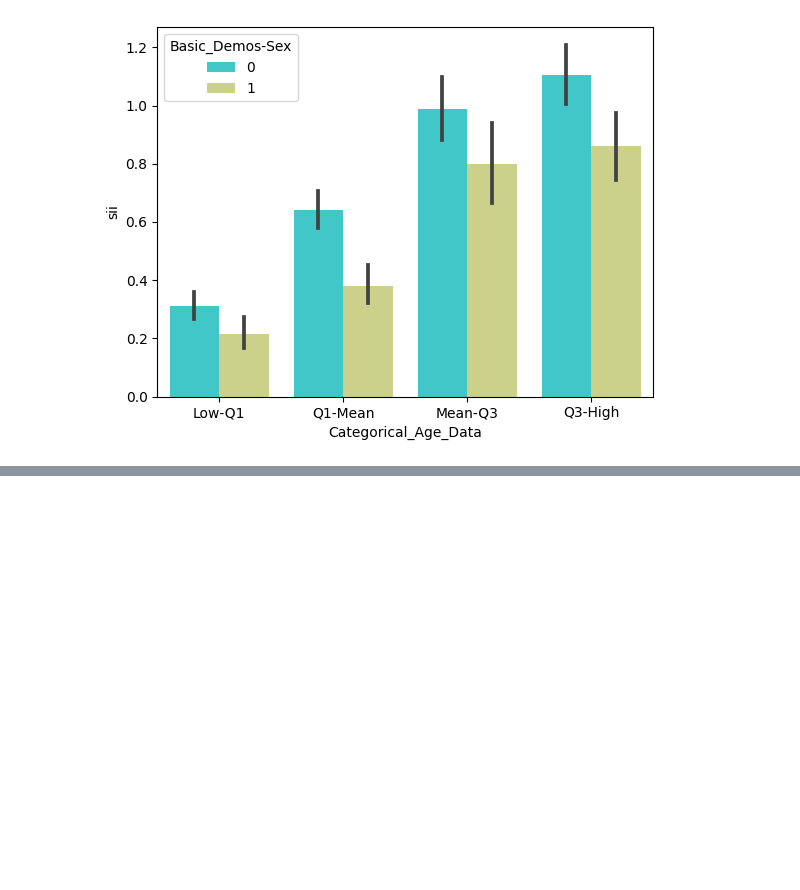
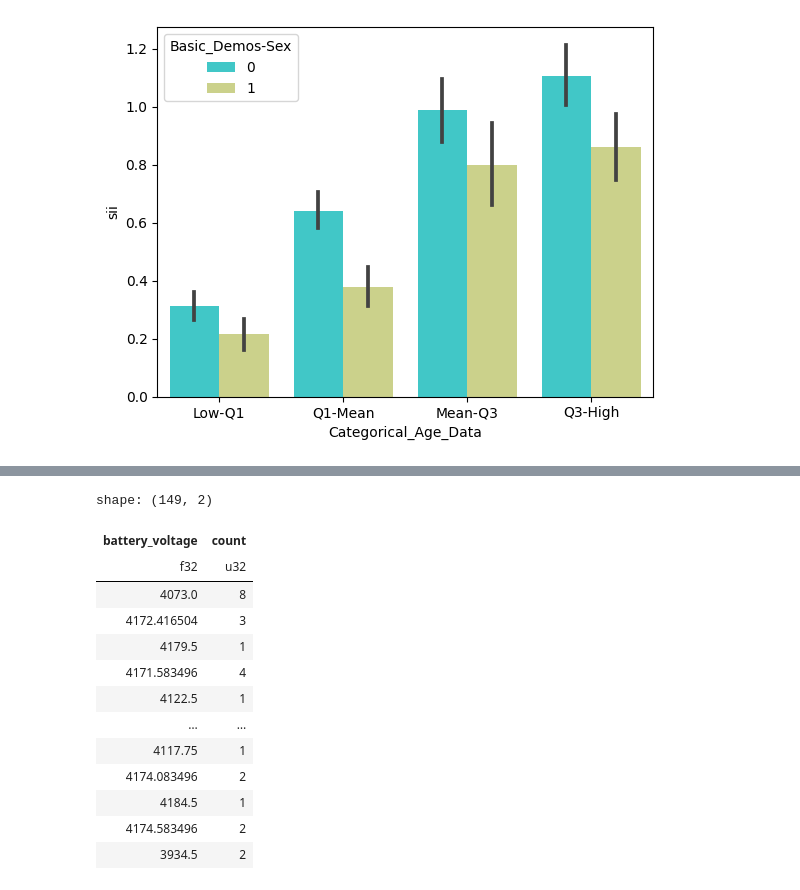
Before and after one commit to TarinPairor/kaggle-projects, a Jupyter notebook: Child_Mind_Institute.ipynb, the cells around one changed output, grey strips where cells are left out. Cells and saved outputs as stored; diff of their text form; code cells hidden in the pictures; blank space fills up the shorter version.

```diff
--- a/Child_Mind_Institute.ipynb
+++ b/Child_Mind_Institute.ipynb
@@ -269,0 +269,17 @@ Name: count, dtype: int64
+# %%
+parquet_example['battery_voltage'].value_counts()
+# %% [output]
+shape: (149, 2)
+| battery_voltage | count |
+| f32 | u32 |
+| 4073.0 | 8 |
+| 4172.416504 | 3 |
+| 4179.5 | 1 |
+| 4171.583496 | 4 |
+| 4122.5 | 1 |
+| … | … |
+| 4117.75 | 1 |
+| 4174.083496 | 2 |
+| 4184.5 | 1 |
+| 4174.583496 | 2 |
+| 3934.5 | 2 |
```
Also changed, not shown: parts of 7 cells of this notebook.
